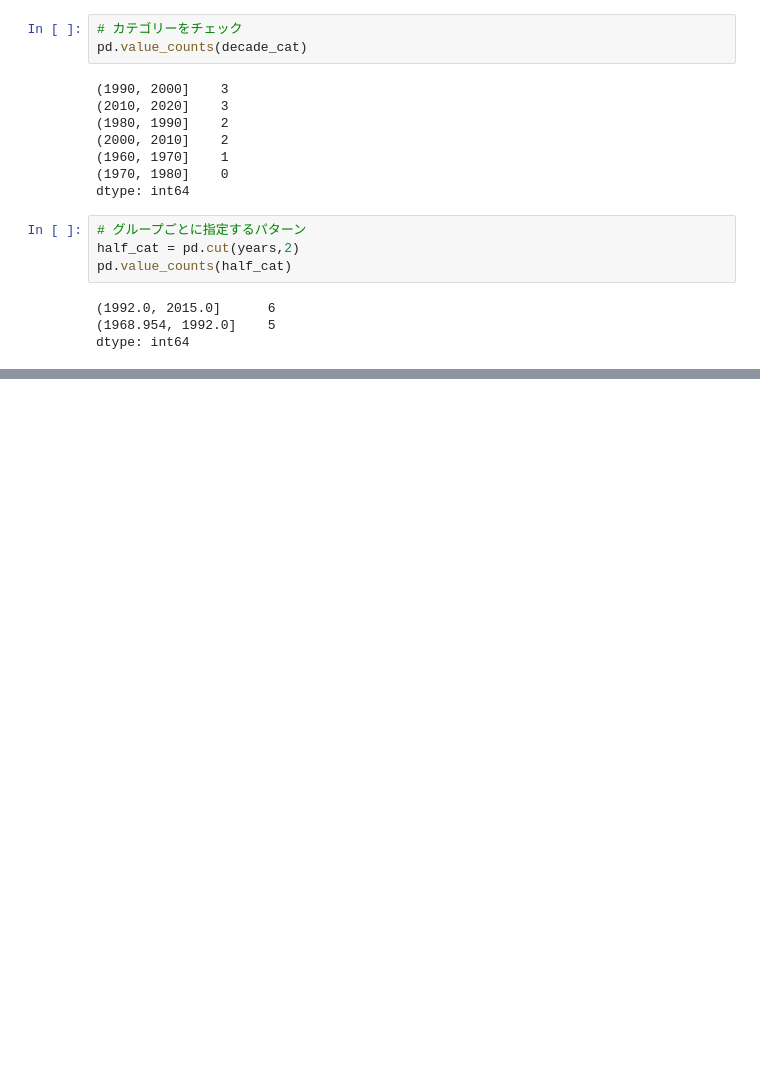
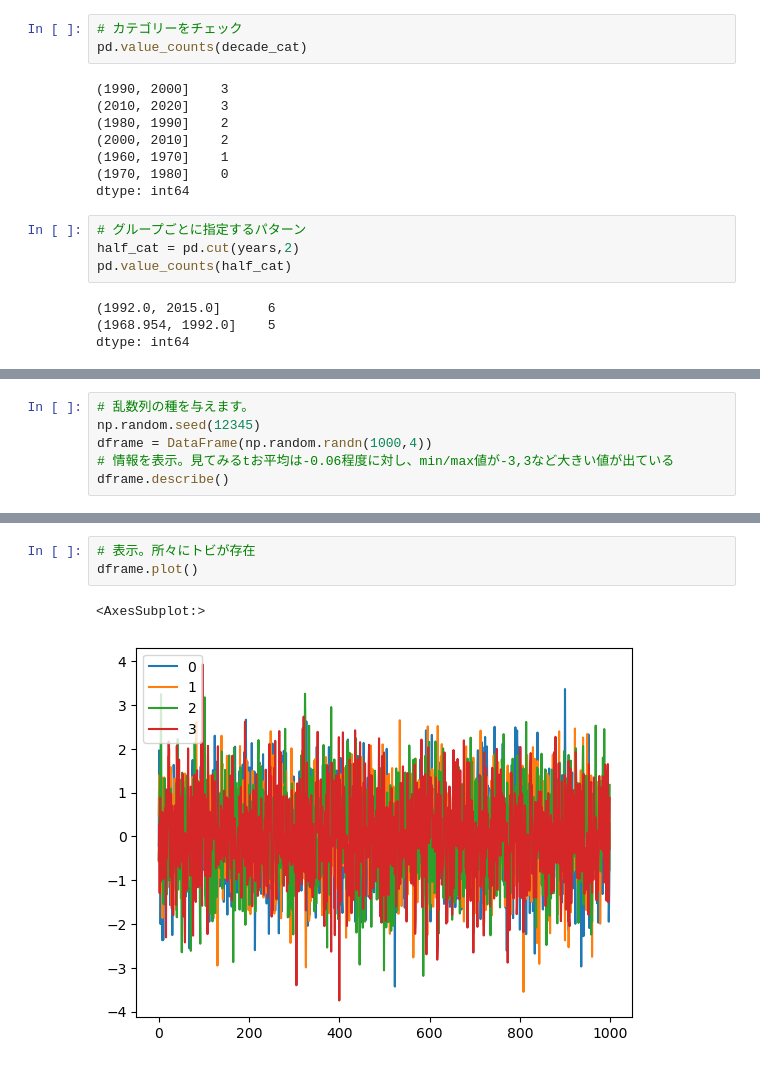
Before and after one commit to largekind/DataScience, a Jupyter notebook: DataFix.ipynb, the cells around one changed output, grey strips where cells are left out. Saved outputs shown, nothing was run; the diff lists cells and outputs as text; blank space fills up the shorter version.

```diff
--- a/DataFix.ipynb
+++ b/DataFix.ipynb
@@ -681,0 +686,6 @@ dtype: int64
+# %%
+# 乱数列の種を与えます。
+np.random.seed(12345)
+dframe = DataFrame(np.random.randn(1000,4))
+# 情報を表示。見てみるtお平均は-0.06程度に対し、min/max値が-3,3など大きい値が出ている
+dframe.describe()
@@ -681,0 +702,6 @@ dtype: int64
+# %%
+# 表示。所々にトビが存在
+dframe.plot()
+# %% [output]
+<AxesSubplot:>
+[figure, added]
```
Also changed, not shown: parts of 7 cells of this notebook.
